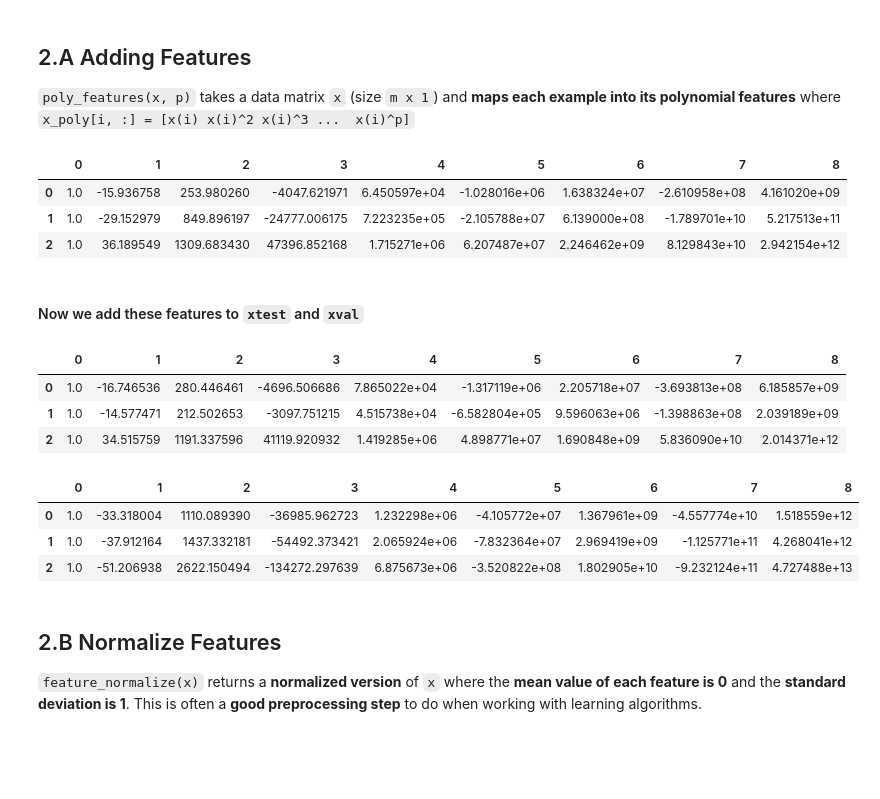
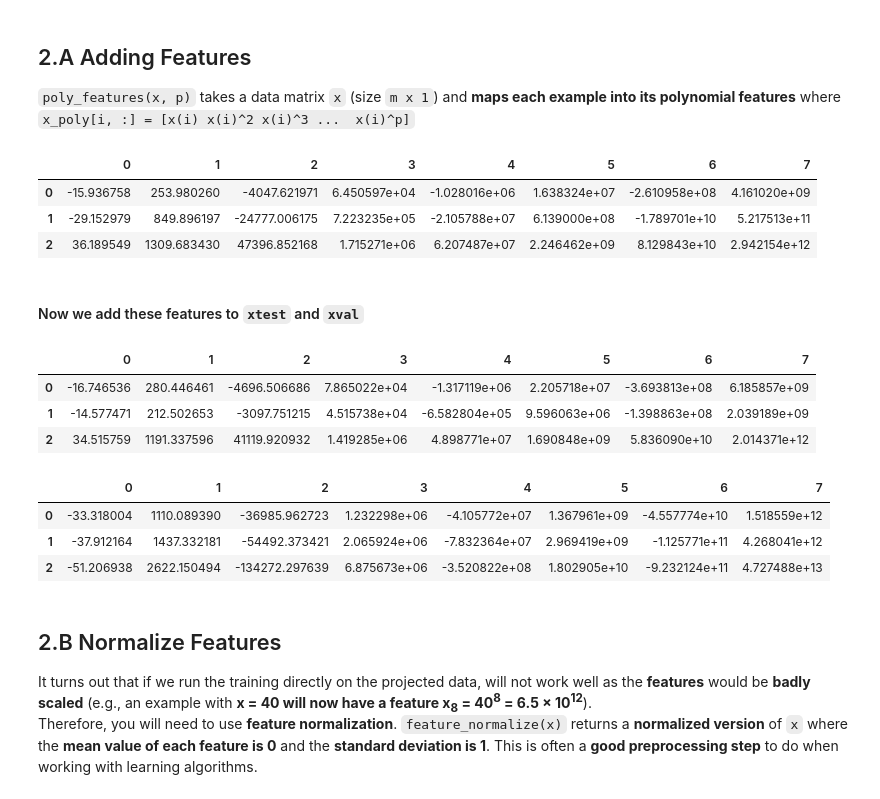
Before and after one commit to Nikronic/Coursera-Machine-Learning, a Jupyter notebook: Week 6 - Regularized Linear Regression and Bias v.s. Variance/Polynomial Regression.ipynb, the cells around one changed output. Cells and saved outputs as stored; diff of their text form; code cells hidden in the pictures; blank space fills up the shorter version.

```diff
--- a/Week 6 - Regularized Linear Regression and Bias v.s. Variance/Polynomial Regression.ipynb
+++ b/Week 6 - Regularized Linear Regression and Bias v.s. Variance/Polynomial Regression.ipynb
@@ -107,13 +108,6 @@ ytest = ytest_df.iloc[:,:].values
 # number of examples and number of features
 m, n = x.shape
 
-# add 1's to the features of x as bias
-x = np.append(np.ones(shape=(m,1)),x,axis = 1)
-xval = np.append(np.ones(shape=(xval.shape[0],1)),xval,axis = 1)
-xtest = np.append(np.ones(shape=(xtest.shape[0],1)),xtest,axis = 1)
-
-
-
 m_val = xval.shape[0]
 m_test = xtest.shape[0]
 
@@ -172,40 +166,42 @@ p = 8 # order of polynomial features
 
 from sklearn.preprocessing import PolynomialFeatures # import libraries
 def poly_features(x,p):
-    polynomial_features = PolynomialFeatures(degree=8, include_bias=True)
+    polynomial_features = PolynomialFeatures(degree=8, include_bias=False)
     x_poly = polynomial_features.fit_transform(x)
     return x_poly
 # %%
-x_poly = poly_features(x[:,1:],p)
+x_poly = poly_features(x,p)
 x_poly_df = pd.DataFrame(x_poly,columns=None)
 x_poly_df.head(3)
 # %% [output]
-|  | 0 | 1 | 2 | 3 | 4 | 5 | 6 | 7 | 8 |
-| 0 | 1.0 | -15.936758 | 253.980260 | -4047.621971 | 6.450597e+04 | -1.028016e+06 | 1.638324e+07 | -2.610958e+08 | 4.161020e+09 |
-| 1 | 1.0 | -29.152979 | 849.896197 | -24777.006175 | 7.223235e+05 | -2.105788e+07 | 6.139000e+08 | -1.789701e+10 | 5.217513e+11 |
-| 2 | 1.0 | 36.189549 | 1309.683430 | 47396.852168 | 1.715271e+06 | 6.207487e+07 | 2.246462e+09 | 8.129843e+10 | 2.942154e+12 |
+|  | 0 | 1 | 2 | 3 | 4 | 5 | 6 | 7 |
+| 0 | -15.936758 | 253.980260 | -4047.621971 | 6.450597e+04 | -1.028016e+06 | 1.638324e+07 | -2.610958e+08 | 4.161020e+09 |
+| 1 | -29.152979 | 849.896197 | -24777.006175 | 7.223235e+05 | -2.105788e+07 | 6.139000e+08 | -1.789701e+10 | 5.217513e+11 |
+| 2 | 36.189549 | 1309.683430 | 47396.852168 | 1.715271e+06 | 6.207487e+07 | 2.246462e+09 | 8.129843e+10 | 2.942154e+12 |
 # %% [markdown]
 #### Now we add these features to `xtest` and `xval`
 # %%
-xval_poly = poly_features(xval[:,1:],p)
+xval_poly = poly_features(xval,p)
 xval_poly_df = pd.DataFrame(xval_poly,columns=None)
 xval_poly_df.head(3)
 # %% [output]
-|  | 0 | 1 | 2 | 3 | 4 | 5 | 6 | 7 | 8 |
-| 0 | 1.0 | -16.746536 | 280.446461 | -4696.506686 | 7.865022e+04 | -1.317119e+06 | 2.205718e+07 | -3.693813e+08 | 6.185857e+09 |
-| 1 | 1.0 | -14.577471 | 212.502653 | -3097.751215 | 4.515738e+04 | -6.582804e+05 | 9.596063e+06 | -1.398863e+08 | 2.039189e+09 |
-| 2 | 1.0 | 34.515759 | 1191.337596 | 41119.920932 | 1.419285e+06 | 4.898771e+07 | 1.690848e+09 | 5.836090e+10 | 2.014371e+12 |
+|  | 0 | 1 | 2 | 3 | 4 | 5 | 6 | 7 |
+| 0 | -16.746536 | 280.446461 | -4696.506686 | 7.865022e+04 | -1.317119e+06 | 2.205718e+07 | -3.693813e+08 | 6.185857e+09 |
+| 1 | -14.577471 | 212.502653 | -3097.751215 | 4.515738e+04 | -6.582804e+05 | 9.596063e+06 | -1.398863e+08 | 2.039189e+09 |
+| 2 | 34.515759 | 1191.337596 | 41119.920932 | 1.419285e+06 | 4.898771e+07 | 1.690848e+09 | 5.836090e+10 | 2.014371e+12 |
 # %%
-xtest_poly = poly_features(xtest[:,1:],p)
+xtest_poly = poly_features(xtest,p)
 xtest_poly_df = pd.DataFrame(xtest_poly,columns=None)
 xtest_poly_df.head(3)
 # %% [output]
-|  | 0 | 1 | 2 | 3 | 4 | 5 | 6 | 7 | 8 |
-| 0 | 1.0 | -33.318004 | 1110.089390 | -36985.962723 | 1.232298e+06 | -4.105772e+07 | 1.367961e+09 | -4.557774e+10 | 1.518559e+12 |
-| 1 | 1.0 | -37.912164 | 1437.332181 | -54492.373421 | 2.065924e+06 | -7.832364e+07 | 2.969419e+09 | -1.125771e+11 | 4.268041e+12 |
-| 2 | 1.0 | -51.206938 | 2622.150494 | -134272.297639 | 6.875673e+06 | -3.520822e+08 | 1.802905e+10 | -9.232124e+11 | 4.727488e+13 |
+|  | 0 | 1 | 2 | 3 | 4 | 5 | 6 | 7 |
+| 0 | -33.318004 | 1110.089390 | -36985.962723 | 1.232298e+06 | -4.105772e+07 | 1.367961e+09 | -4.557774e+10 | 1.518559e+12 |
+| 1 | -37.912164 | 1437.332181 | -54492.373421 | 2.065924e+06 | -7.832364e+07 | 2.969419e+09 | -1.125771e+11 | 4.268041e+12 |
+| 2 | -51.206938 | 2622.150494 | -134272.297639 | 6.875673e+06 | -3.520822e+08 | 1.802905e+10 | -9.232124e+11 | 4.727488e+13 |
 # %% [markdown]
 ## 2.B Normalize Features
+It turns out that if we run the training directly on the projected data, will not work well as the **features** would be **badly scaled** (e.g., an example with **x = 40 will now have a feature x<sub>8</sub> = 40<sup>8</sup> = 6.5 × 10<sup>12</sup>**). <br>
+Therefore, you will need to use **feature normalization**.
 `feature_normalize(x)` returns a **normalized version** of `x` where the **mean value of each feature is 0** and the **standard deviation is 1**. This is often a **good preprocessing step** to do when working with learning algorithms.
 # %%
 def feature_normalize(x, xtest, xval):
```
Also changed, not shown: parts of 19 cells of this notebook.
